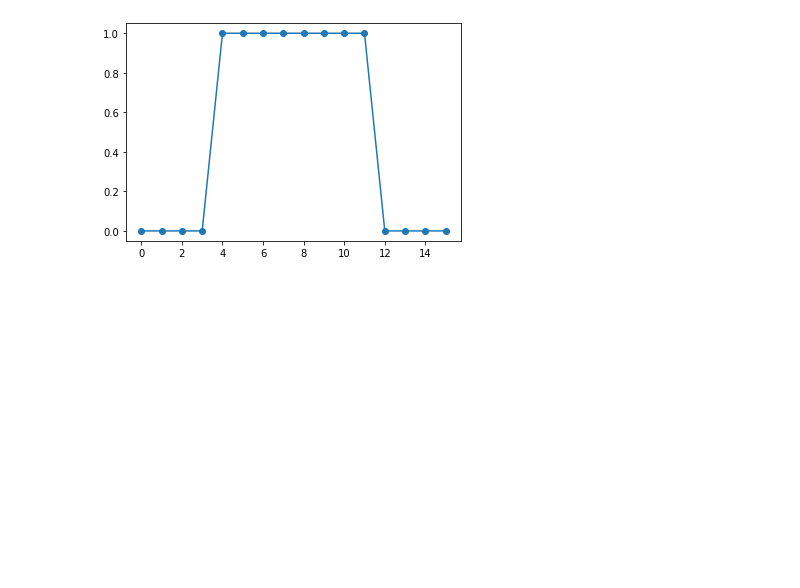
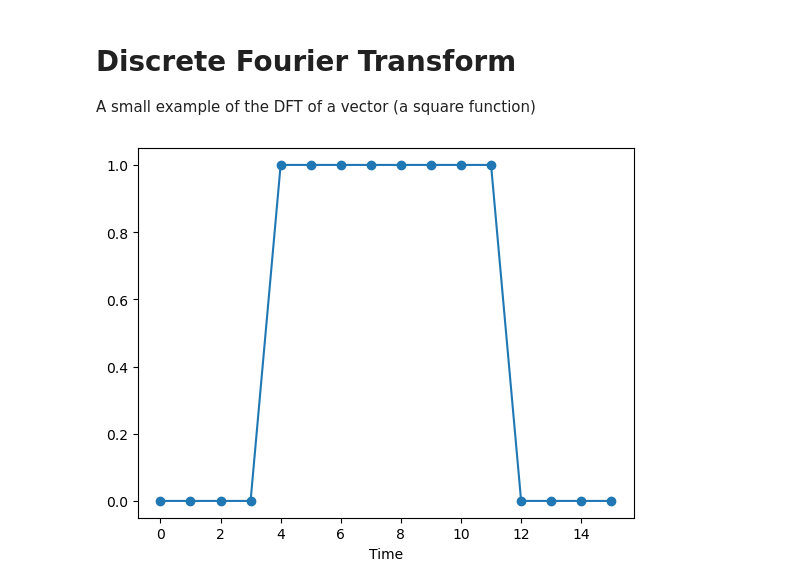
Before and after one commit to bricaud/Imageprocessingcourse_demos, a Jupyter notebook: demoFourier.ipynb, the cells around one changed output. Saved outputs shown, nothing was run; the diff lists cells and outputs as text; code cells hidden in the pictures; blank space fills up the shorter version.

```diff
--- a/demoFourier.ipynb
+++ b/demoFourier.ipynb
@@ -2,4 +2,7 @@
 import matplotlib.pyplot as plt
 import numpy as np
 from skimage import data, img_as_float
+# %% [markdown]
+# Discrete Fourier Transform
+A small example of the DFT of a vector (a square function)
 # %%
@@ -10,9 +14,10 @@ f = [0,0,0,0,1,1,1,1,1,1,1,1,0,0,0,0]
 F = np.fft.fft(f)
 # %%
 plt.plot(f,'-o')
+plt.xlabel('Time')
 plt.show()
 # %% [output]
-[figure, old version]
+[figure, new version]
 # %%
 plt.plot(np.abs(F),'-o')
 #plt.plot(F)
```
Also changed, not shown: parts of 10 cells of this notebook.
